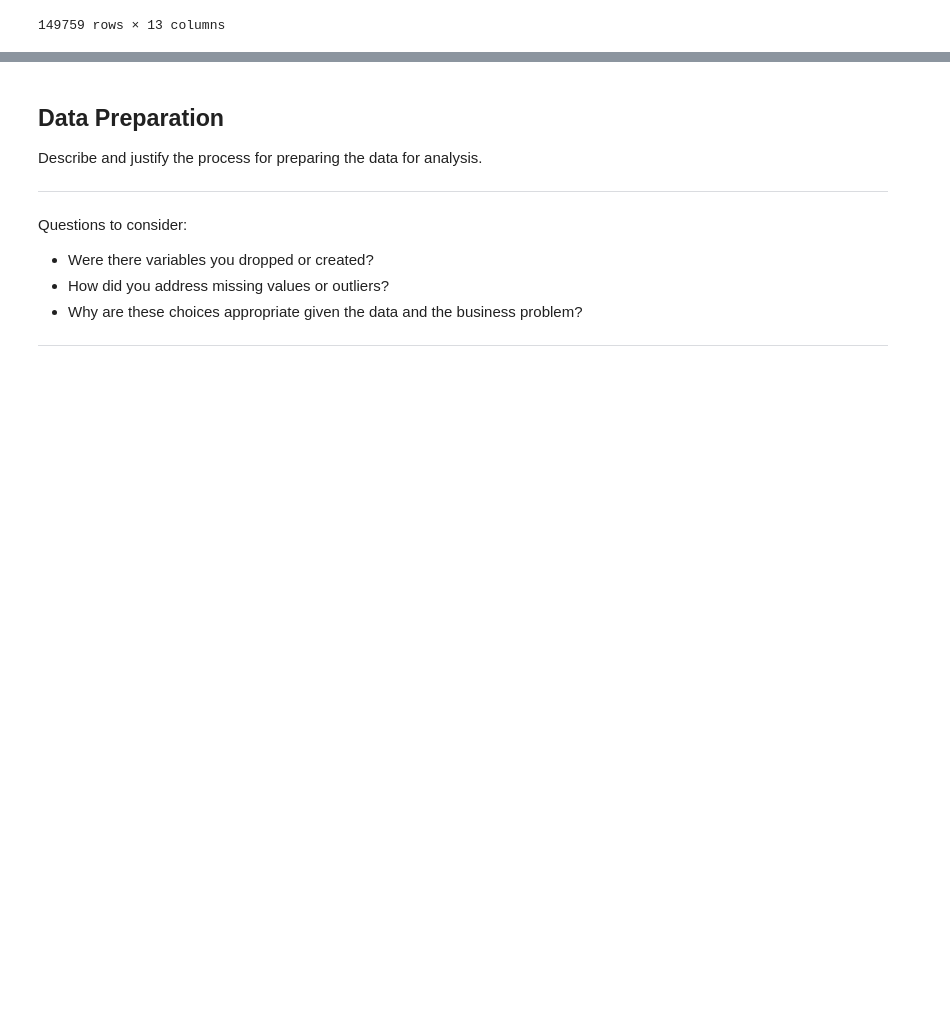
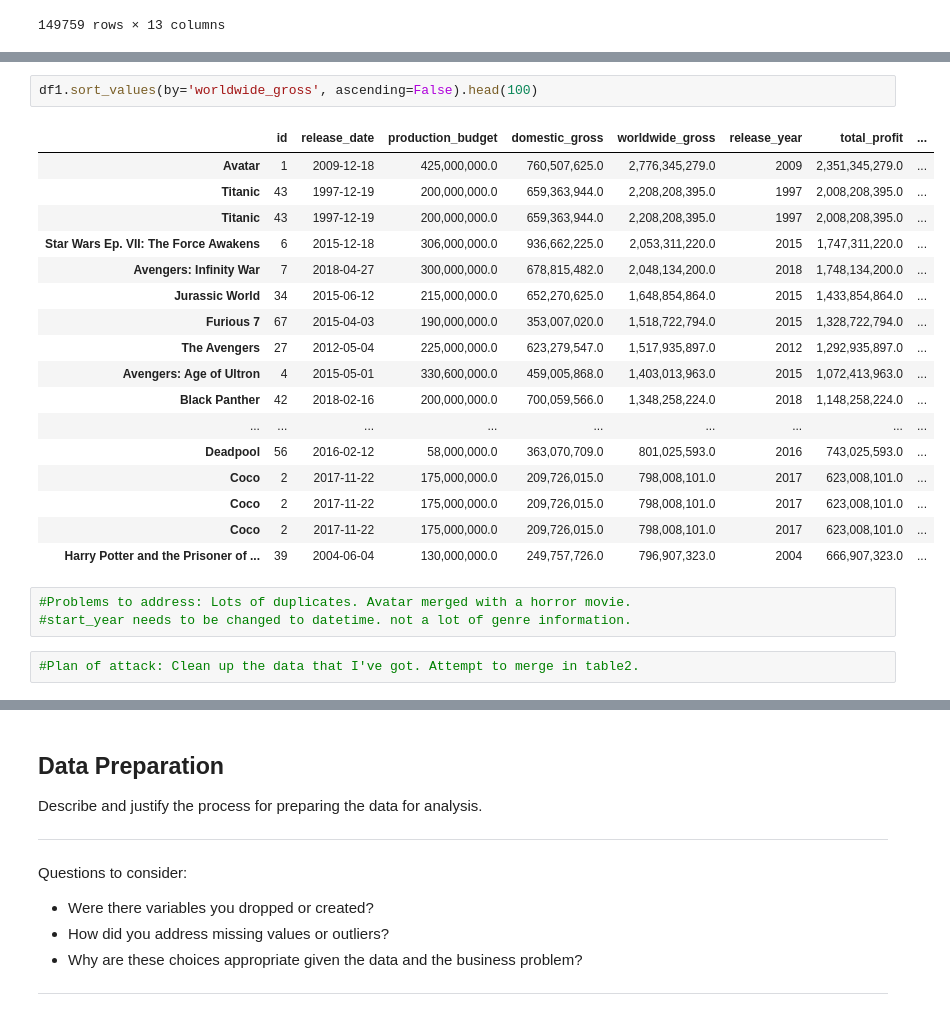
Before and after one commit to jxn628/dsc-phase-1-project, a Jupyter notebook: student.ipynb, the cells around one changed output, grey strips where cells are left out. Drawn from its saved outputs; the diff is of its cells as text; blank space fills up the shorter version.

```diff
--- a/student.ipynb
+++ b/student.ipynb
@@ -1032,0 +1071,25 @@ test_join_outer_2
+# %%
+df1.sort_values(by='worldwide_gross', ascending=False).head(100)
+# %% [output]
+|  | id | release_date | production_budget | domestic_gross | worldwide_gross | release_year | total_profit | ... |
+| Avatar | 1 | 2009-12-18 | 425,000,000.0 | 760,507,625.0 | 2,776,345,279.0 | 2009 | 2,351,345,279.0 | ... |
+| Titanic | 43 | 1997-12-19 | 200,000,000.0 | 659,363,944.0 | 2,208,208,395.0 | 1997 | 2,008,208,395.0 | ... |
+| Titanic | 43 | 1997-12-19 | 200,000,000.0 | 659,363,944.0 | 2,208,208,395.0 | 1997 | 2,008,208,395.0 | ... |
+| Star Wars Ep. VII: The Force Awakens | 6 | 2015-12-18 | 306,000,000.0 | 936,662,225.0 | 2,053,311,220.0 | 2015 | 1,747,311,220.0 | ... |
+| Avengers: Infinity War | 7 | 2018-04-27 | 300,000,000.0 | 678,815,482.0 | 2,048,134,200.0 | 2018 | 1,748,134,200.0 | ... |
+| Jurassic World | 34 | 2015-06-12 | 215,000,000.0 | 652,270,625.0 | 1,648,854,864.0 | 2015 | 1,433,854,864.0 | ... |
+| Furious 7 | 67 | 2015-04-03 | 190,000,000.0 | 353,007,020.0 | 1,518,722,794.0 | 2015 | 1,328,722,794.0 | ... |
+| The Avengers | 27 | 2012-05-04 | 225,000,000.0 | 623,279,547.0 | 1,517,935,897.0 | 2012 | 1,292,935,897.0 | ... |
+| Avengers: Age of Ultron | 4 | 2015-05-01 | 330,600,000.0 | 459,005,868.0 | 1,403,013,963.0 | 2015 | 1,072,413,963.0 | ... |
+| Black Panther | 42 | 2018-02-16 | 200,000,000.0 | 700,059,566.0 | 1,348,258,224.0 | 2018 | 1,148,258,224.0 | ... |
+| ... | ... | ... | ... | ... | ... | ... | ... | ... |
+| Deadpool | 56 | 2016-02-12 | 58,000,000.0 | 363,070,709.0 | 801,025,593.0 | 2016 | 743,025,593.0 | ... |
+| Coco | 2 | 2017-11-22 | 175,000,000.0 | 209,726,015.0 | 798,008,101.0 | 2017 | 623,008,101.0 | ... |
+| Coco | 2 | 2017-11-22 | 175,000,000.0 | 209,726,015.0 | 798,008,101.0 | 2017 | 623,008,101.0 | ... |
+| Coco | 2 | 2017-11-22 | 175,000,000.0 | 209,726,015.0 | 798,008,101.0 | 2017 | 623,008,101.0 | ... |
+| Harry Potter and the Prisoner of ... | 39 | 2004-06-04 | 130,000,000.0 | 249,757,726.0 | 796,907,323.0 | 2004 | 666,907,323.0 | ... |
+# %%
+#Problems to address: Lots of duplicates. Avatar merged with a horror movie.
+#start_year needs to be changed to datetime. not a lot of genre information.
+# %%
+#Plan of attack: Clean up the data that I've got. Attempt to merge in table2.
```
Also changed, not shown: parts of 16 cells of this notebook.
